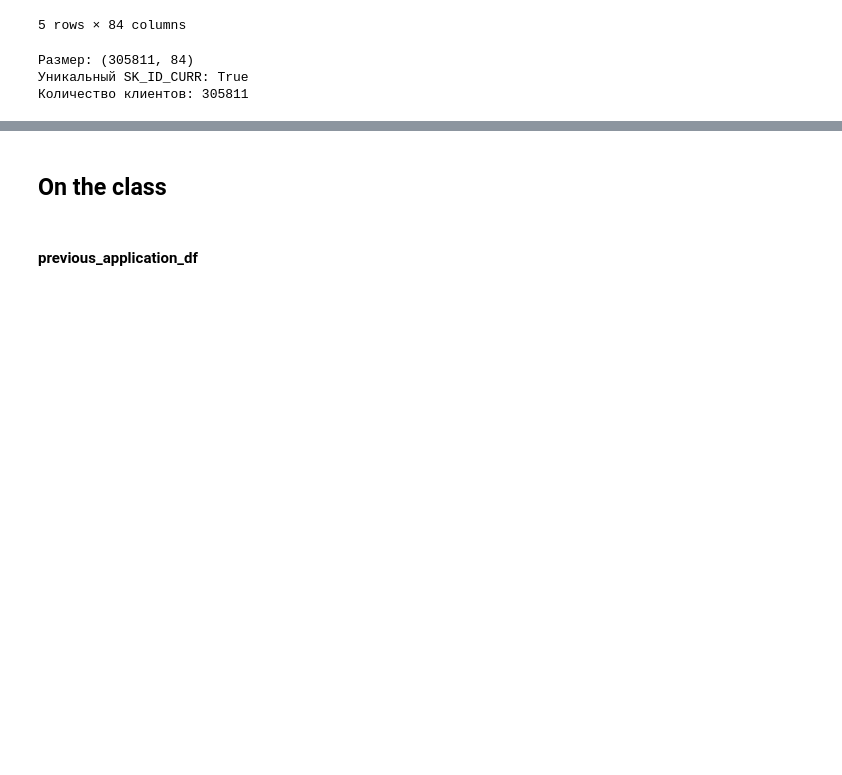
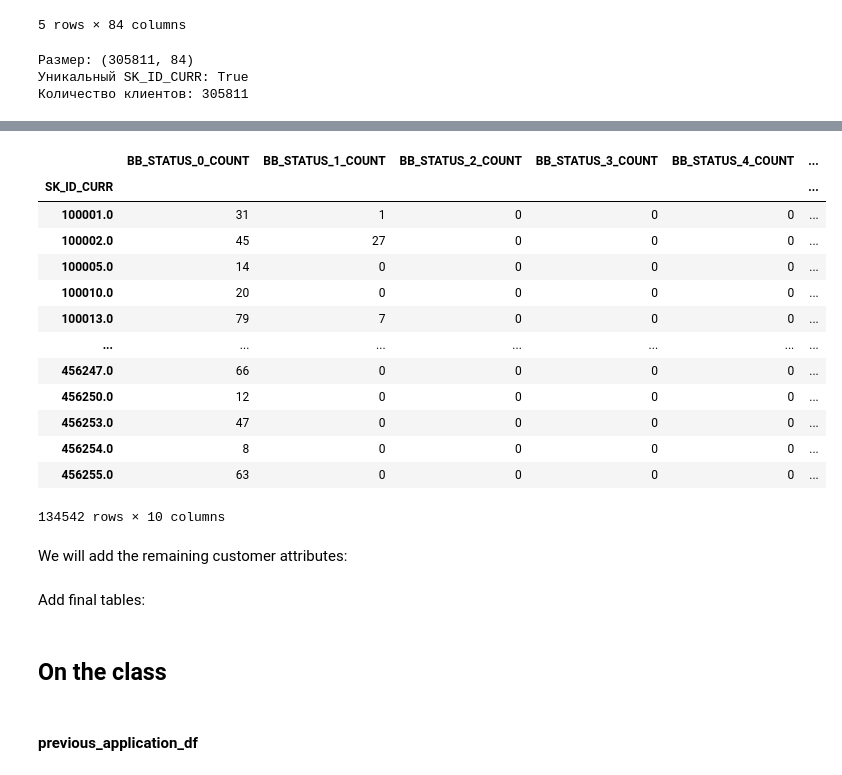
Before and after one commit to USL99/home-credit-default-risk, a Jupyter notebook: notebooks/03_feature_engineering.ipynb, the cells around one changed output, grey strips where cells are left out. Saved outputs shown, nothing was run; the diff lists cells and outputs as text; code cells hidden in the pictures; blank space fills up the shorter version.

```diff
--- a/notebooks/03_feature_engineering.ipynb
+++ b/notebooks/03_feature_engineering.ipynb
@@ -527,0 +639,9 @@ print("\nNUMERICAL:", numerical_cols_bureau_balance_df)
+# %%
+bureau_balance_special["BB_HISTORY_LENGTH"] = (
+    bureau_balance_special["BB_MOST_RECENT_MONTH"]
+    -
+    bureau_balance_special["BB_OLDER_MONTH"]
+)
+# %%
+bureau_balance_features = pd.concat([bureau_balance_cat, bureau_balance_special], axis=1)
+bureau_balance_features.head()
@@ -527,0 +665,3 @@ print("\nNUMERICAL:", numerical_cols_bureau_balance_df)
+# %%
+ bureau_balance_with_client = (bureau_balance_features.reset_index().merge(bureau_df[["SK_ID_BUREAU", "SK_ID_CURR"]], on = "SK_ID_BUREAU", how = "left", validate = "1:1"))
+ bureau_balance_with_client
@@ -527,0 +684,3 @@ print("\nNUMERICAL:", numerical_cols_bureau_balance_df)
+# %%
+bureau_balance_count_cols = [col for col in bureau_balance_with_client.columns if col.endswith("_COUNT")]
+bureau_balance_count_cols
@@ -527,0 +698,22 @@ print("\nNUMERICAL:", numerical_cols_bureau_balance_df)
+# %%
+bureau_balance_client_counts = (bureau_balance_with_client.groupby("SK_ID_CURR")[bureau_balance_count_cols].sum())
+bureau_balance_client_counts
+# %% [output]
+|  | BB_STATUS_0_COUNT | BB_STATUS_1_COUNT | BB_STATUS_2_COUNT | BB_STATUS_3_COUNT | BB_STATUS_4_COUNT | ... |
+| SK_ID_CURR |  |  |  |  |  | ... |
+| 100001.0 | 31 | 1 | 0 | 0 | 0 | ... |
+| 100002.0 | 45 | 27 | 0 | 0 | 0 | ... |
+| 100005.0 | 14 | 0 | 0 | 0 | 0 | ... |
+| 100010.0 | 20 | 0 | 0 | 0 | 0 | ... |
+| 100013.0 | 79 | 7 | 0 | 0 | 0 | ... |
+| ... | ... | ... | ... | ... | ... | ... |
+| 456247.0 | 66 | 0 | 0 | 0 | 0 | ... |
+| 456250.0 | 12 | 0 | 0 | 0 | 0 | ... |
+| 456253.0 | 47 | 0 | 0 | 0 | 0 | ... |
+| 456254.0 | 8 | 0 | 0 | 0 | 0 | ... |
+| 456255.0 | 63 | 0 | 0 | 0 | 0 | ... |
+134542 rows × 10 columns
+# %% [markdown]
+We will add the remaining customer attributes:
+# %% [markdown]
+Add final tables:
```
Also changed, not shown: parts of 23 cells of this notebook.
